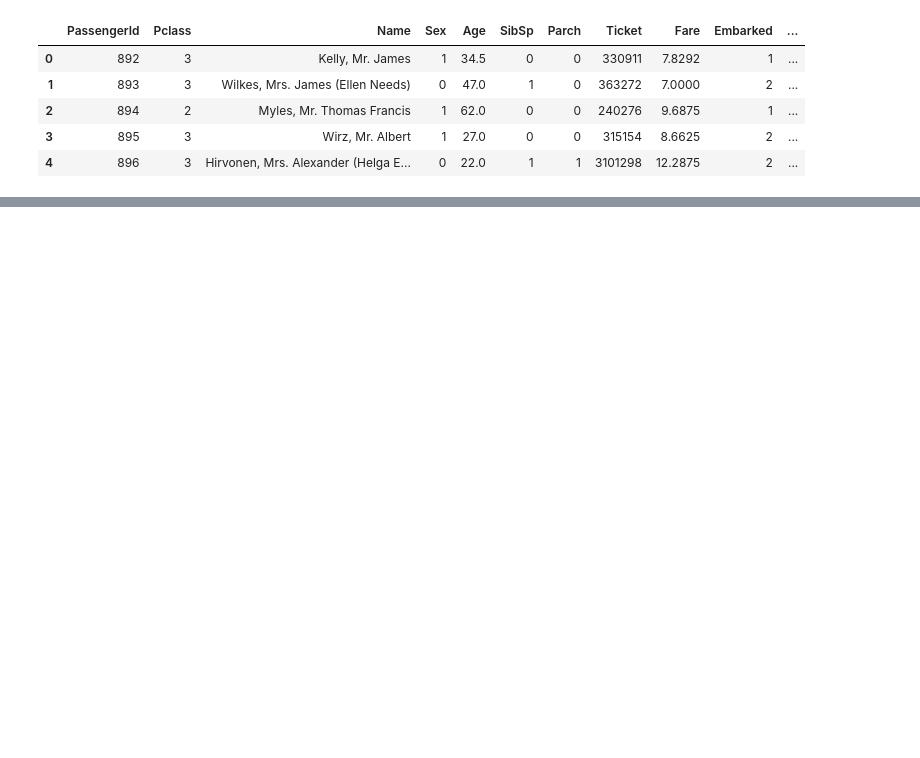
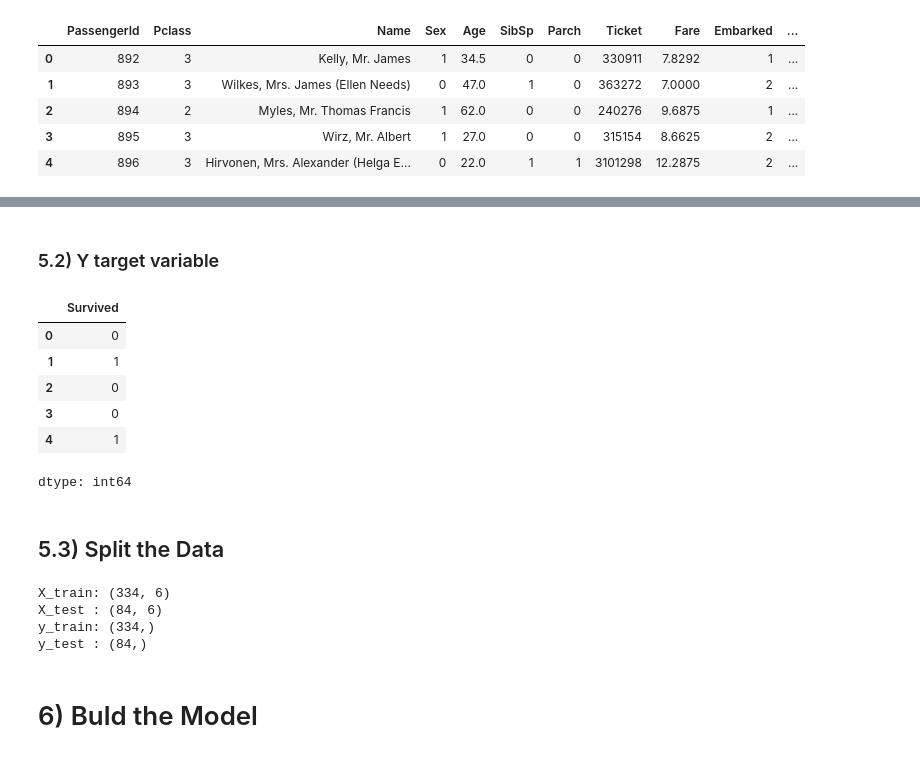
Before and after one commit to Clinton1029/Titanic2, a Jupyter notebook: Titanic.ipynb, the cells around one changed output, grey strips where cells are left out. Saved outputs shown, nothing was run; the diff lists cells and outputs as text; code cells hidden in the pictures; blank space fills up the shorter version.

```diff
--- a/Titanic.ipynb
+++ b/Titanic.ipynb
@@ -765,0 +797,41 @@ cleaned_data.head()
+# %% [markdown]
+### 5.2) Y target variable
+# %%
+# Select the target variable
+y = cleaned_data["Survived"]
+
+# Display the first five values
+y.head()
+# %% [output]
+|  | Survived |
+| 0 | 0 |
+| 1 | 1 |
+| 2 | 0 |
+| 3 | 0 |
+| 4 | 1 |
+dtype: int64
+# %% [markdown]
+## 5.3)  Split the Data
+# %%
+
+# Split the dataset
+
+X_train, X_test, y_train, y_test = train_test_split(
+    X,
+    y,
+    test_size=0.2,
+    random_state=42
+)
+
+# Display the shapes of the datasets
+print("X_train:", X_train.shape)
+print("X_test :", X_test.shape)
+print("y_train:", y_train.shape)
+print("y_test :", y_test.shape)
+# %% [output]
+X_train: (334, 6)
+X_test : (84, 6)
+y_train: (334,)
+y_test : (84,)
+# %% [markdown]
+# 6) Buld the Model
```
Also changed, not shown: parts of 5 cells of this notebook.
